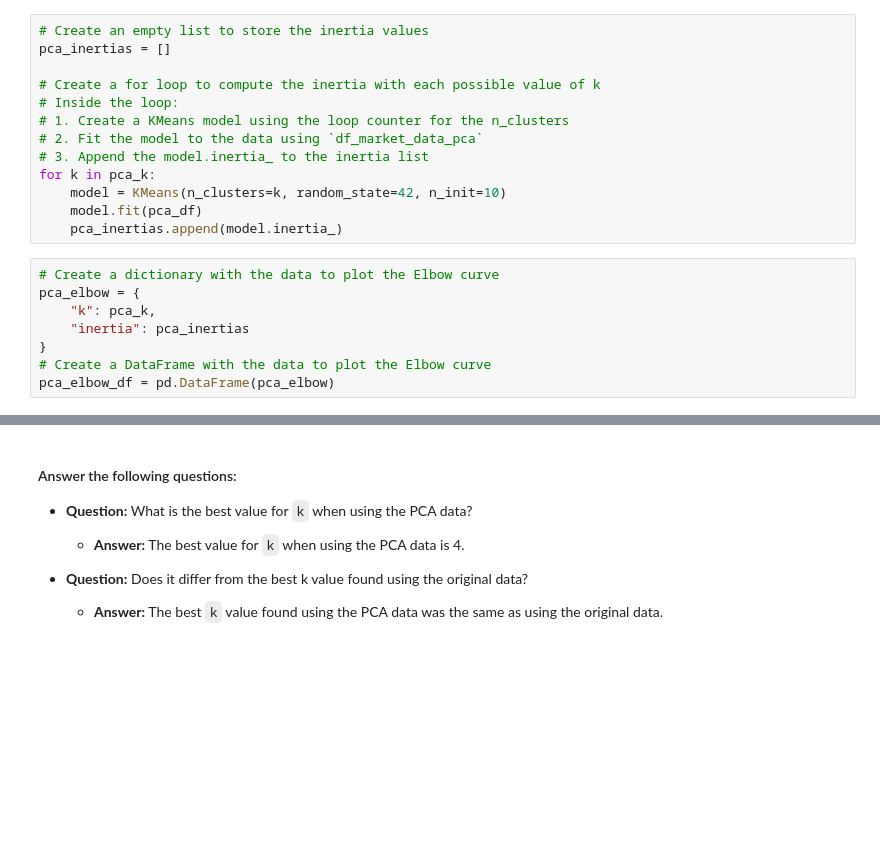
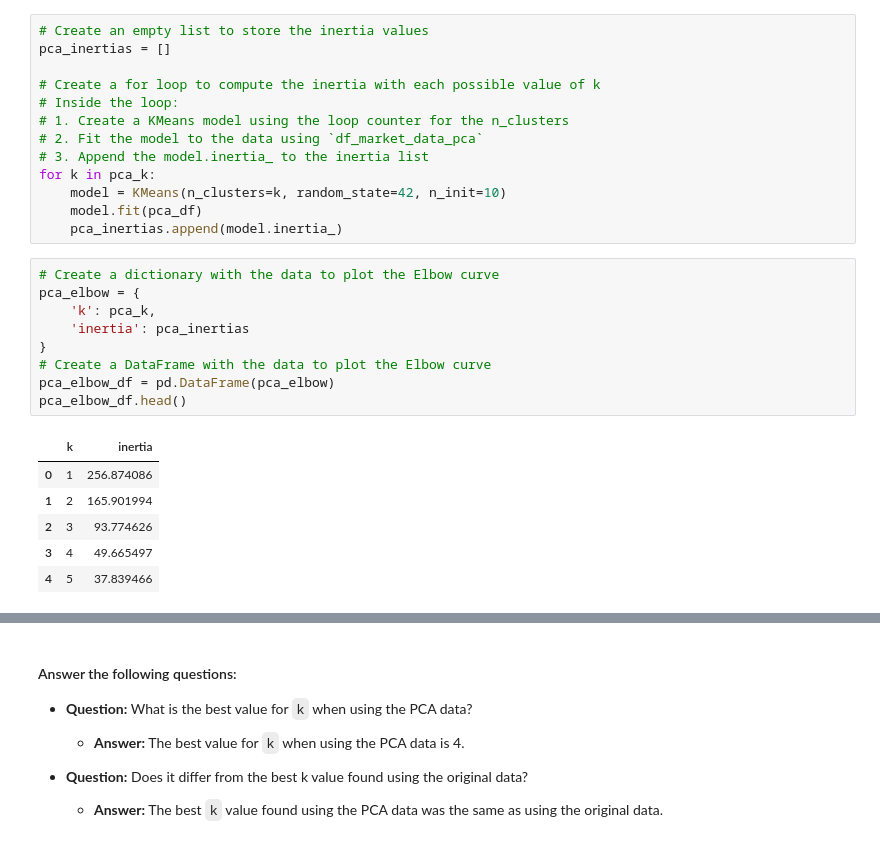
Before and after one commit to TRegan5/CryptoClustering, a Jupyter notebook: Crypto_Clustering.ipynb, the cells around one changed output, grey strips where cells are left out. Saved outputs shown, nothing was run; the diff lists cells and outputs as text; blank space fills up the shorter version.

```diff
--- a/Crypto_Clustering.ipynb
+++ b/Crypto_Clustering.ipynb
@@ -295,11 +296,19 @@ for k in pca_k:
 # %%
 # Create a dictionary with the data to plot the Elbow curve
 pca_elbow = {
-    "k": pca_k,
-    "inertia": pca_inertias
+    'k': pca_k,
+    'inertia': pca_inertias
 }
 # Create a DataFrame with the data to plot the Elbow curve
 pca_elbow_df = pd.DataFrame(pca_elbow)
+pca_elbow_df.head()
+# %% [output]
+|  | k | inertia |
+| 0 | 1 | 256.874086 |
+| 1 | 2 | 165.901994 |
+| 2 | 3 | 93.774626 |
+| 3 | 4 | 49.665497 |
+| 4 | 5 | 37.839466 |
 # %%
 # Plot a line chart with all the inertia values computed with
 # the different values of k to visually identify the optimal value for k.
```
Also changed, not shown: parts of 6 cells of this notebook.
